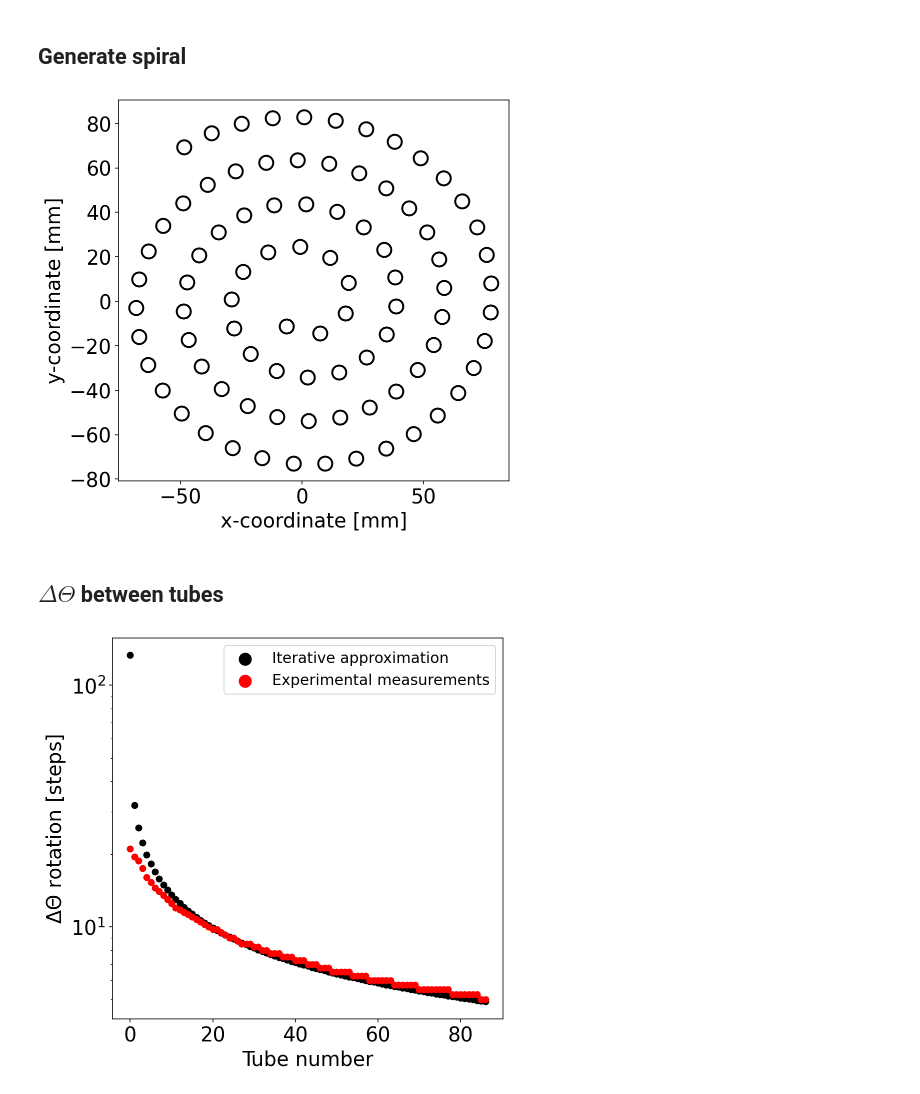
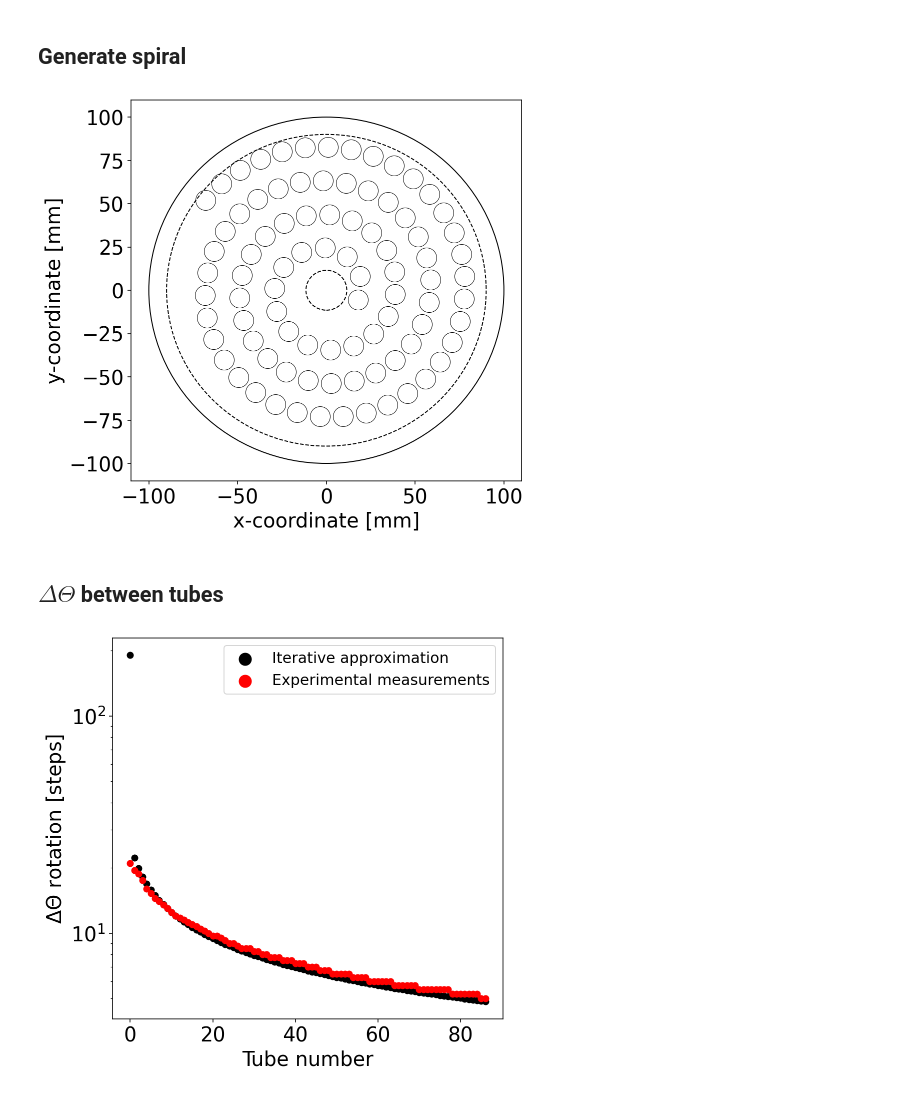
Before and after one commit to pachterlab/colosseum, a Jupyter notebook: analysis/archimedian_spiral.ipynb, the cells around one changed output. Cells and saved outputs as stored; diff of their text form; code cells hidden in the pictures.

Commit message:
updated figures

```diff
--- a/analysis/archimedian_spiral.ipynb
+++ b/analysis/archimedian_spiral.ipynb
@@ -16,7 +26,7 @@ plt.rcParams.update({'font.size': 20})
 # %%
 # Function source: https://stackoverflow.com/a/27528612/13731947
 
-def spiral_points(arc=1, separation=1):
+def spiral_points(init_d = 18.595, arc=1, separation=1):
     """generate points on an Archimedes' spiral
     with `arc` giving the length of arc between two points
     and `separation` giving the distance between consecutive
@@ -33,7 +43,7 @@ def spiral_points(arc=1, separation=1):
     yield (0, 0, 0)
 
     # initialize the next point in the required distance
-    r = arc
+    r = init_d
     b = separation / (2 * math.pi)
     # find the first phi to satisfy distance of `arc` to the second point
     phi = float(r) / b
@@ -51,31 +57,61 @@ separation = 19.5
+# %%
+# number of tubes
+n_tubes = 88
+
+# distances between tubes along arc
+arc = 13.0
+
+# distance between succesive windings of the spiral
+separation = 19.5
+
+# initial distance from the center of the tube bed
+init_d = 18.595
 # %% [markdown]
 ## Generate spiral
 # %%
 data = np.zeros((n_tubes,2))
 phi = np.zeros(n_tubes)
-for idx, (x,y,p) in enumerate(spiral_points(arc=l_arc, separation=separation)):
+for idx, (x,y,p) in enumerate(spiral_points(init_d = init_d, arc=arc, separation=separation)):
     if idx==n_tubes:
         break
     data[idx] = [x,y]
     phi[idx] = p
+# %%
+# radius of the tube bed
+r = 100
+
+# radius of effective area for tubes to be placed
+r_eff = r-10
+
+# radius of the set screw for the center shaft
+r_empty = 23/2.
+
+# radius of the tube hole
+r_tube = 11/2.
 # %%
 fig, ax = plt.subplots(figsize=(7, 7))
 
 x = data[:,0][1:]
 y = data[:,1][1:]
 
-ax.plot(x, y, 'o', ms=14, markerfacecolor="None",markeredgecolor='black', markeredgewidth=2)
+# plot tubes
+ax.plot(x, y, 'o', ms=20, markerfacecolor="None",markeredgecolor='black', markeredgewidth=0.5)
+
+# plot colosseum features
+circles = [(r, '-'), (r_eff,"--"), (r_empty, "--")]
+for radius, lstyle in circles:
+  ax.add_patch(patches.Circle((0, 0), radius, facecolor='none', edgecolor='k', linewidth=1, linestyle=lstyle))
 
 ax.set(**{
     "xlabel":"x-coordinate [mm]",
     "ylabel":"y-coordinate [mm]"
     })
 
-fig.savefig("spiral.png", dpi=300, bbox_inches ='tight')
+# fig.savefig("spiral.png", dpi=300, bbox_inches ='tight')
 
 fig.show()
 # %% [output]
-[figure, old version]
+[figure, new version]
 # %%
 rad = []
 for n, (x, y) in enumerate(data):
@@ -129,7 +165,7 @@ fig.savefig("delta_theta.png", dpi=300, bbox_inches ='tight')
 
 fig.show()
 # %% [output]
-[figure, old version]
+[figure, new version]
 # %%
 fig, ax = plt.subplots(figsize=(7,7))
 
```
Also changed, not shown: parts of 9 cells of this notebook.
